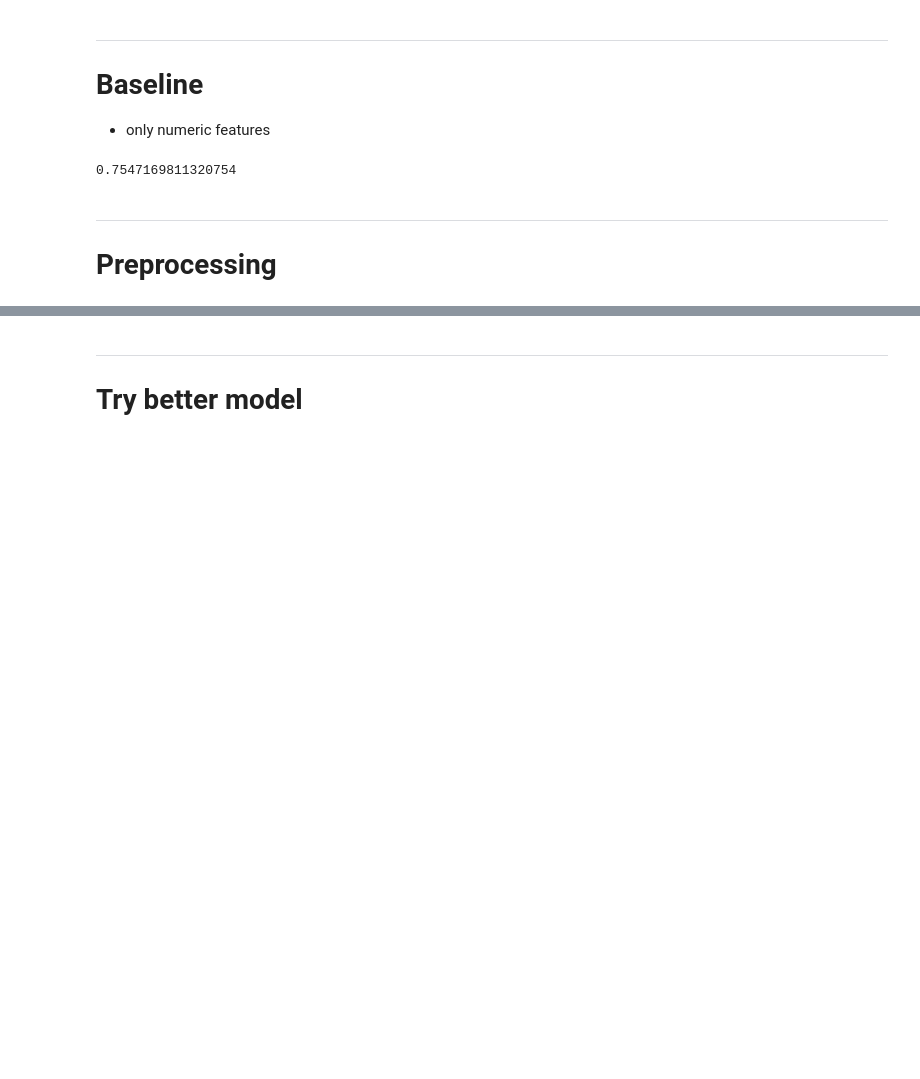
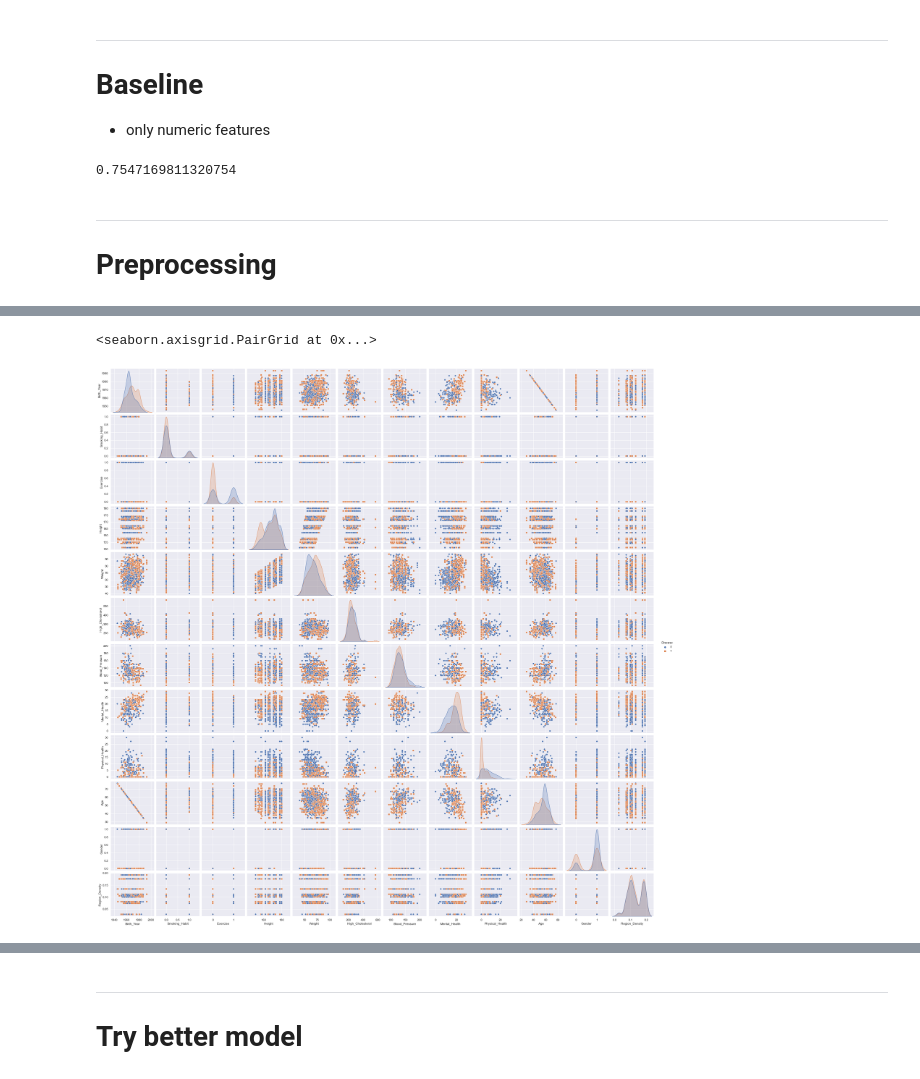
Before and after one commit to lstk44/TheSmithParasiteNOVA, a Jupyter notebook: ParasiteNotebookV2.ipynb, the cells around one changed output, grey strips where cells are left out. Saved outputs shown, nothing was run; the diff lists cells and outputs as text; code cells hidden in the pictures; blank space fills up the shorter version.

```diff
--- a/ParasiteNotebookV2.ipynb
+++ b/ParasiteNotebookV2.ipynb
@@ -60,7 +60,7 @@ f1_score(yval, ypred)
 ---
 # Preprocessing
 # %%
-def preprocessing(dataframe):
+def cleaning(dataframe):
 
     # fix Birth_Year errors (1869 > 1969)
     dataframe['Birth_Year'] = [i + 100 if i < 1900 else i for i in dataframe['Birth_Year']]
@@ -84,29 +84,7 @@ def preprocessing(dataframe):
     # impute missing values in column "Education" with mode
     dataframe['Education'].fillna(dataframe['Education'].mode()[0], inplace=True)
 
-    # split x in numeric and categorical features
-    xnumeric, xcategorical = dataframe.select_dtypes(include = np.number), dataframe.select_dtypes(exclude = np.number)
-
-    # One-hot-encoding categorical features
-    encoder = OneHotEncoder(handle_unknown='ignore')
-    x_cat_encoded = pd.DataFrame(encoder.fit_transform(xcategorical).toarray(), columns = encoder.get_feature_names_out(), index = xcategorical.index)
-
-    # Scale numeric features
-    scaler = RobustScaler()
-    x_num_scaled = pd.DataFrame(scaler.fit_transform(xnumeric), index = xnumeric.index ,columns = xnumeric.columns)
-
-    #PCA
-    pca = PCA()
-    pca_feat = pca.fit_transform(x_num_scaled)
-    nr_of_components = np.argmax(np.cumsum(pca.explained_variance_ratio_) > 0.8) + 1
-
-    pca = PCA(n_components=nr_of_components)
-    pca_feat = pca.fit_transform(x_num_scaled)
-    pca_feat_names = [f"PC{i}" for i in range(pca.n_components_)]
-    pca_df = pd.DataFrame(pca_feat, index=x_num_scaled.index, columns=pca_feat_names)
-
-    x_num_scaled_pca = pd.concat([x_num_scaled, pca_df], axis=1)
-
-    xpreprocessed = pd.concat([x_num_scaled_pca, x_cat_encoded], axis = 1)
-
-    return xpreprocessed
+    # remove outliers with IQR method
+    q1, q3, iqr = xnumeric.quantile(0.25), xnumeric.quantile(0.75), xnumeric.quantile(0.75) - xnumeric.quantile(0.25)
+    idx_outliers = []
+    return dataframe
@@ -112,0 +107,9 @@ def preprocessing(dataframe):
+# %%
+cleandf = cleaning(df)
+# %%
+sns.set()
+
+sns.pairplot(cleandf, hue = 'Disease', markers = ['o', 's'])
+# %% [output]
+<seaborn.axisgrid.PairGrid at 0x...>
+[figure, added]
```
Also changed, not shown: parts of 14 cells of this notebook, 1 other file.
